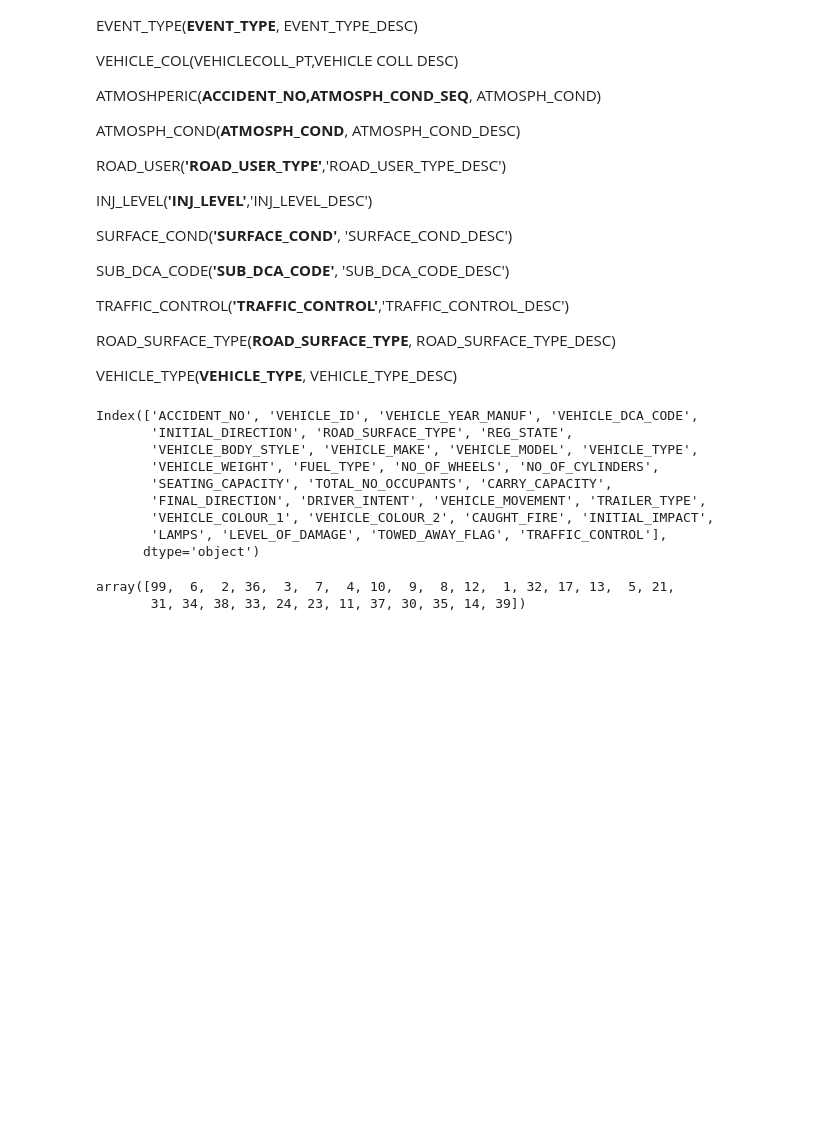
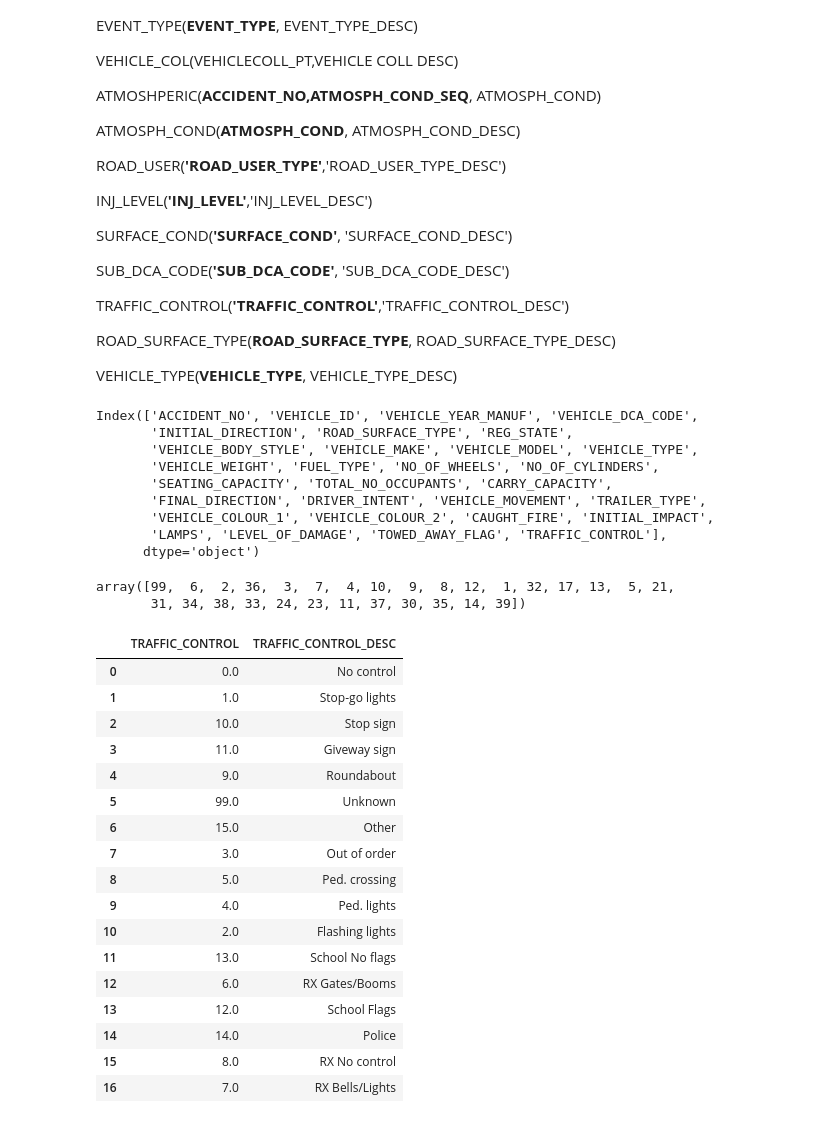
Before and after one commit to PeterTramm/Car_Accidents, a Jupyter notebook: Data_normalization.ipynb, the cells around one changed output. Drawn from its saved outputs; the diff is of its cells as text; code cells hidden in the pictures; blank space fills up the shorter version.

```diff
--- a/Data_normalization.ipynb
+++ b/Data_normalization.ipynb
@@ -1365,3 +1368,24 @@ Road_Surface_Type = Road_Surface_Type.astype({"ROAD_SURFACE_TYPE": str,
+# %%
+Traffic_Control
+# %% [output]
+|  | TRAFFIC_CONTROL | TRAFFIC_CONTROL_DESC |
+| 0 | 0.0 | No control |
+| 1 | 1.0 | Stop-go lights |
+| 2 | 10.0 | Stop sign |
+| 3 | 11.0 | Giveway sign |
+| 4 | 9.0 | Roundabout |
+| 5 | 99.0 | Unknown |
+| 6 | 15.0 | Other |
+| 7 | 3.0 | Out of order |
+| 8 | 5.0 | Ped. crossing |
+| 9 | 4.0 | Ped. lights |
+| 10 | 2.0 | Flashing lights |
+| 11 | 13.0 | School No flags |
+| 12 | 6.0 | RX Gates/Booms |
+| 13 | 12.0 | School Flags |
+| 14 | 14.0 | Police |
+| 15 | 8.0 | RX No control |
+| 16 | 7.0 | RX Bells/Lights |
 # %%
 outdir = './Resources/Schema'
 if not os.path.exists(outdir):
```
Also changed, not shown: parts of 6 cells of this notebook, 9 other files.
